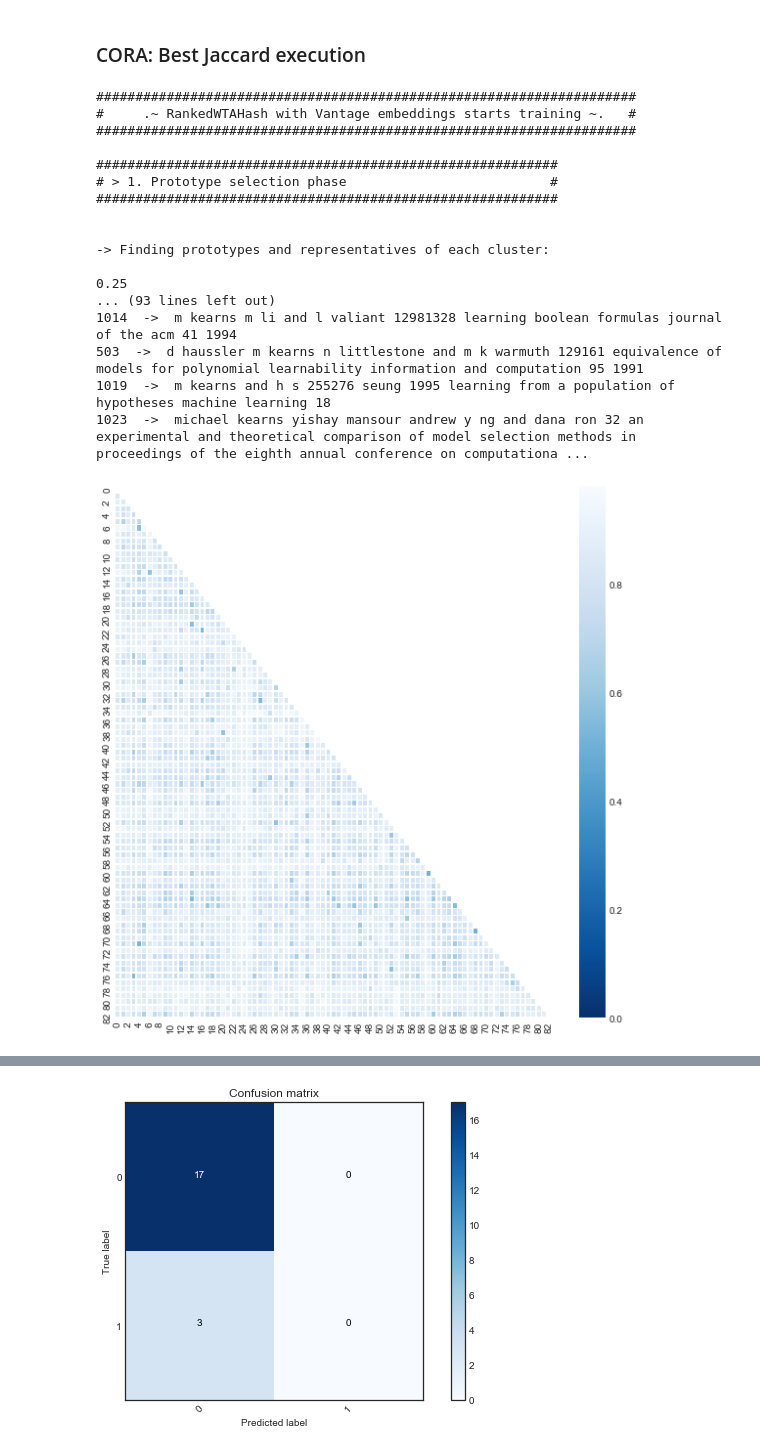
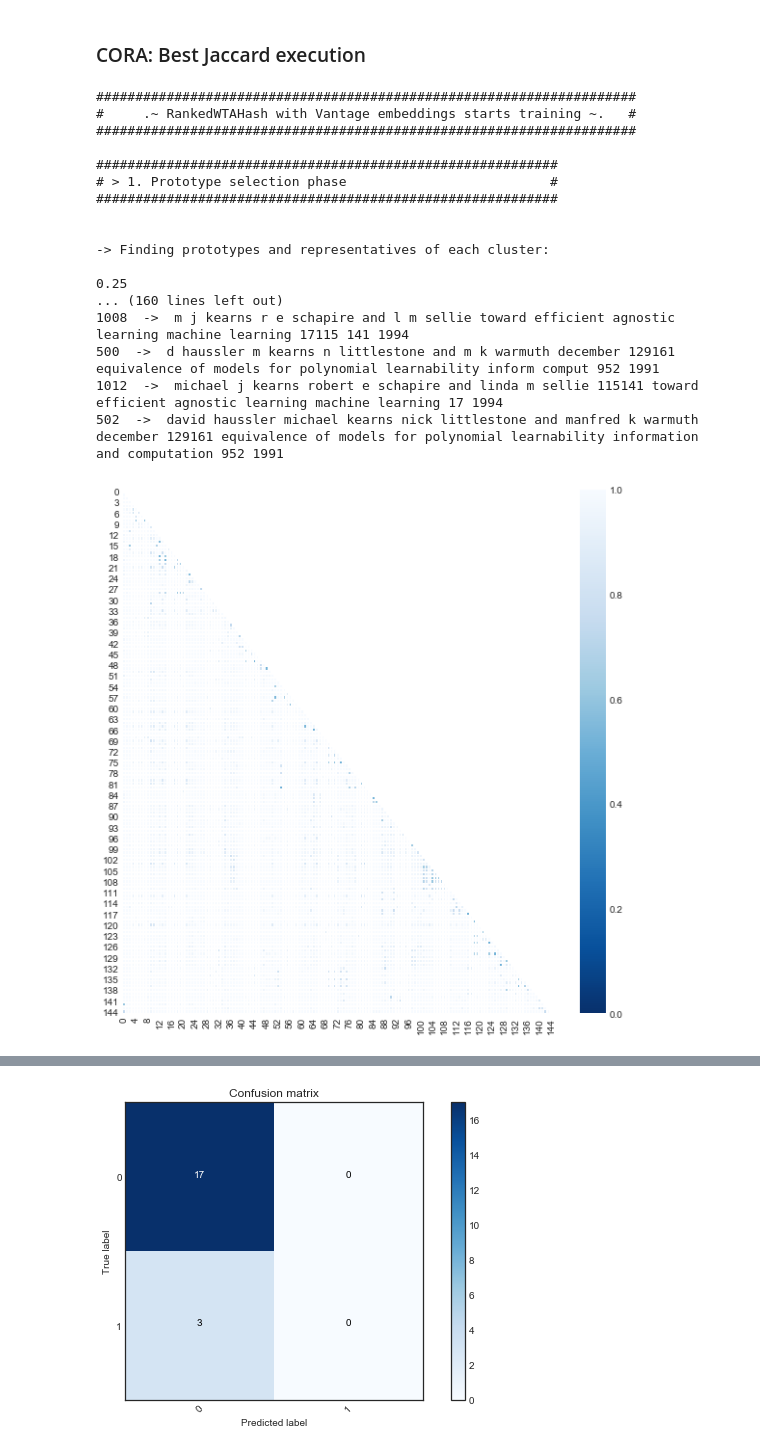
Before and after one commit to Nikoletos-K/WinnER, a Jupyter notebook: EntireDatasetJupyter-Current.ipynb, the cells around one changed output, grey strips where cells are left out. Saved outputs shown, nothing was run; the diff lists cells and outputs as text; code cells hidden in the pictures.

```diff
--- a/EntireDatasetJupyter-Current.ipynb
+++ b/EntireDatasetJupyter-Current.ipynb
@@ -632,6 +632,36 @@ class RankedWTAHash:
 
         return buckets
 
+
+#####################################################################
+#                          Evaluation                               #
+#####################################################################
+# warnings.filterwarnings("ignore", category=sklearn.exceptions.UndefinedMetricWarning)
+
+def evaluate(predicted_matrix, true_matrix, with_classification_report=True ):
+
+    print("#####################################################################\n#                          Evaluation                               #\n#####################################################################\n")
+    true_matrix = sparse.triu(true_matrix)
+    predicted_matrix =  sparse.triu(predicted_matrix)
+
+    acc = 100*accuracy_score(true_matrix, predicted_matrix)
+    f1 =  100*f1_score(true_matrix, predicted_matrix, average='micro')
+    recall = 100*recall_score(true_matrix, predicted_matrix, average='micro')
+    precision = 100*precision_score(true_matrix, predicted_matrix, average='micro')
+
+    print("Accuracy:  %3.2f %%" % (acc))
+    print("F1-Score:  %3.2f %%" % (f1))
+    print("Recall:    %3.2f %%" % (recall))
+    print("Precision: %3.2f %%" % (precision))
+
+    if with_classification_report:
+        print("\nClassification report:\n")
+        print(classification_report(true_matrix, predicted_matrix))
+
+    print('\n\n')
+
+    return acc,f1,precision,recall
+
 # def jaccard_distance(x,y):
 #     return 1-jaccard(x,y)
 # %% [markdown]
@@ -1077,10 +1068,10 @@ results_dataframe = pd.DataFrame(columns=['max_numberOf_clusters','max_editDista
 %%time
 
 ngramms= 3                                  # If jaccard used, n-gramms are used
-jaccard_withchars = True                    # n-gramms either of chars and either of words
+jaccard_withchars = False                    # n-gramms either of chars and either of words
 
 # Prototype selection
-max_numberOf_clusters= 1000                  # Νumber of loops for finding representatives, it is an upper bound of clusters.
+max_numberOf_clusters= 100                  # Νumber of loops for finding representatives, it is an upper bound of clusters.
 max_editDistance= 0.5                       # The threshold for the triangle inequality
 distanceMetric= 'jaccard'                   # Distance metric between the strings when creating the space
 prototypesFilterThr = 0.5                   # Prototypes must differ more than that threshold
@@ -1089,7 +1080,7 @@ prototypesFilterThr = 0.5                   # Prototypes must differ more than t
 distanceMetricEmbedding = 'jaccard'  # Embedding metric
 
 # WTA algorithm
-windowSize= 70                             # Vector size for WTA algo
+windowSize= 70                            # Vector size for WTA algo
 number_of_permutations = 1                # WTA number of permutations
 
 # Similarity evaluation
@@ -1101,37 +1092,37 @@ start = time.time()
 model = RankedWTAHash(
     max_numberOf_clusters= max_numberOf_clusters,
     max_editDistance= max_editDistance,
     windowSize= windowSize,
     similarityThreshold= similarityThreshold,
     metric=metric,
     similarityVectors=similarityVectors,
     number_of_permutations = number_of_permutations,
     distanceMetric= distanceMetric,
     distanceMetricEmbedding = distanceMetricEmbedding,
     ngramms= ngramms,
     jaccard_withchars = jaccard_withchars,
     prototypesFilterThr = prototypesFilterThr
 )
 model = model.fit(data)
-acc,f1,precision,recall = evaluate_cora(model.mapping_matrix,true_matrix)
+acc,f1,precision,recall = evaluate(model.mapping_matrix,true_matrix)
 exec_time = time.time() - start
 results_dataframe.loc[len(results_dataframe)+1] = [max_numberOf_clusters,max_editDistance,similarityThreshold,windowSize,metric,similarityVectors,distanceMetricEmbedding,distanceMetric,number_of_permutations,ngramms,jaccard_withchars,acc,precision,recall,f1,exec_time]
 # %% [output]
 #####################################################################
 #     .~ RankedWTAHash with Vantage embeddings starts training ~.   #
 #####################################################################
 
 ###########################################################
 # > 1. Prototype selection phase                          #
 ###########################################################
 
 
 -> Finding prototypes and representatives of each cluster:
 
 0.25
-... (93 lines left out)
-1014  ->  m kearns m li and l valiant 12981328 learning boolean formulas journal of the acm 41 1994
-503  ->  d haussler m kearns n littlestone and m k warmuth 129161 equivalence of models for polynomial learnability information and computation 95 1991
-1019  ->  m kearns and h s 255276 seung 1995 learning from a population of hypotheses machine learning 18
-1023  ->  michael kearns yishay mansour andrew y ng and dana ron 32 an experimental and theoretical comparison of model selection methods in proceedings of the eighth annual conference on computationa ...
+... (160 lines left out)
+1008  ->  m j kearns r e schapire and l m sellie toward efficient agnostic learning machine learning 17115 141 1994
+500  ->  d haussler m kearns n littlestone and m k warmuth december 129161 equivalence of models for polynomial learnability inform comput 952 1991
+1012  ->  michael j kearns robert e schapire and linda m sellie 115141 toward efficient agnostic learning machine learning 17 1994
+502  ->  david haussler michael kearns nick littlestone and manfred k warmuth december 129161 equivalence of models for polynomial learnability information and computation 952 1991
-[figure, old version]
+[figure, new version]
```
Also changed, not shown: parts of 79 cells of this notebook.
